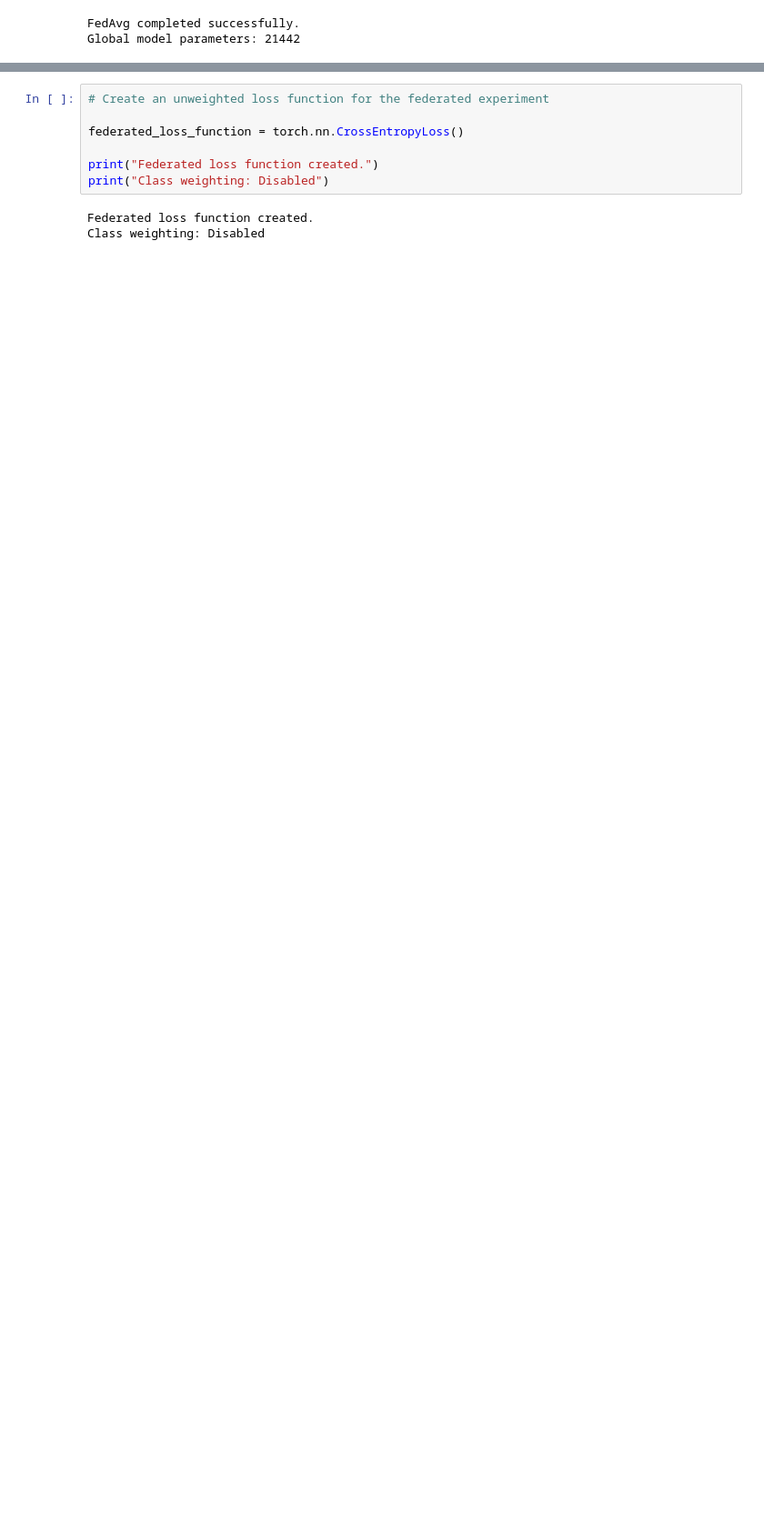
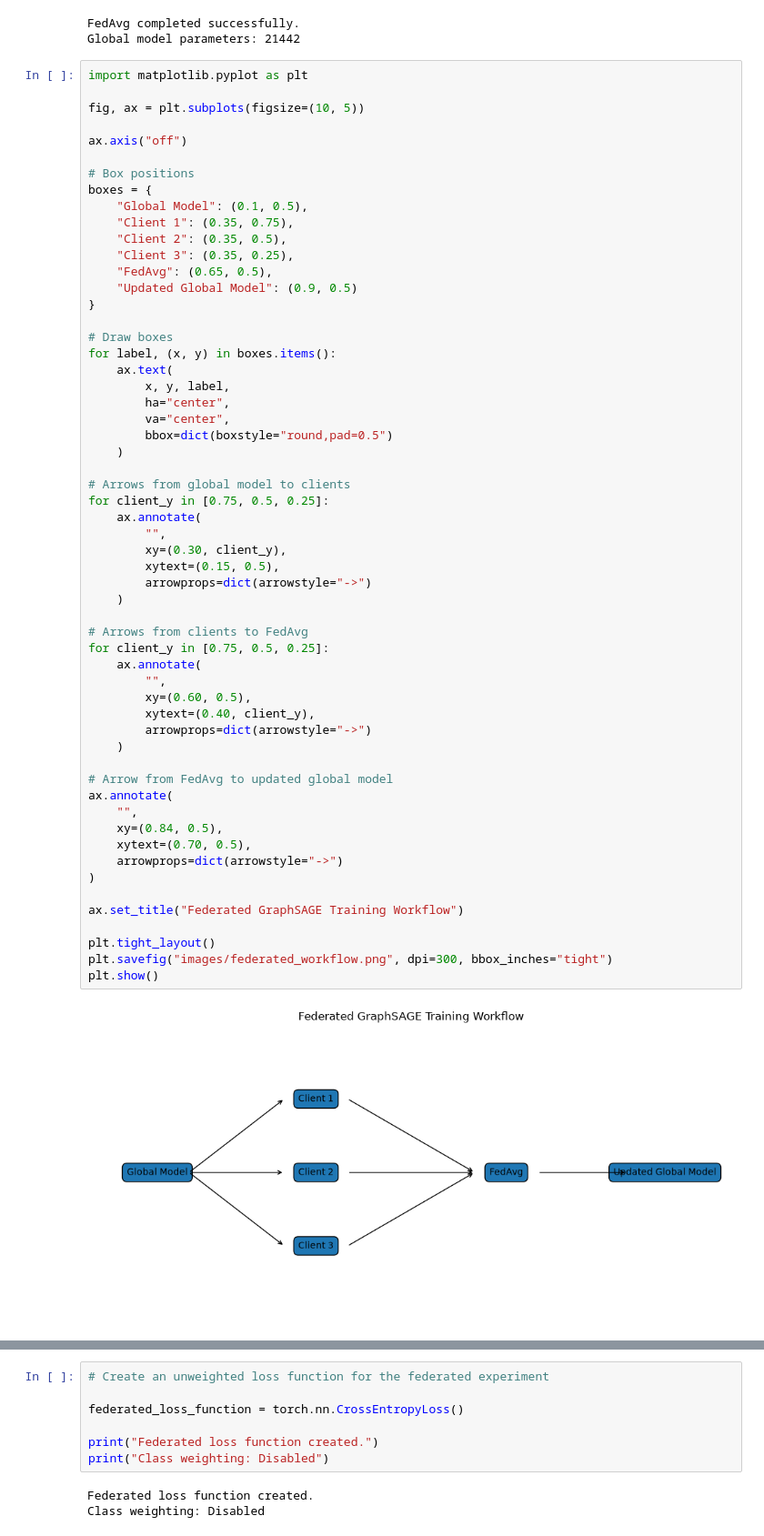
Before and after one commit to gulfatima-git/Federated-Graph-Learning-Project, a Jupyter notebook: federated_graphsage.ipynb, the cells around one changed output, grey strips where cells are left out. Shown at 91% size. Cells and saved outputs as stored; diff of their text form; blank space fills up the shorter version.

Commit message:
Finalize federated GraphSAGE mini-project

```diff
--- a/federated_graphsage.ipynb
+++ b/federated_graphsage.ipynb
@@ -1401,6 +1471,65 @@ print("Global model parameters:",
 # %% [output]
 FedAvg completed successfully.
 Global model parameters: 21442
+# %%
+import matplotlib.pyplot as plt
+
+fig, ax = plt.subplots(figsize=(10, 5))
+
+ax.axis("off")
+
+# Box positions
+boxes = {
+    "Global Model": (0.1, 0.5),
+    "Client 1": (0.35, 0.75),
+    "Client 2": (0.35, 0.5),
+    "Client 3": (0.35, 0.25),
+    "FedAvg": (0.65, 0.5),
+    "Updated Global Model": (0.9, 0.5)
+}
+
+# Draw boxes
+for label, (x, y) in boxes.items():
+    ax.text(
+        x, y, label,
+        ha="center",
+        va="center",
+        bbox=dict(boxstyle="round,pad=0.5")
+    )
+
+# Arrows from global model to clients
+for client_y in [0.75, 0.5, 0.25]:
+    ax.annotate(
+        "",
+        xy=(0.30, client_y),
+        xytext=(0.15, 0.5),
+        arrowprops=dict(arrowstyle="->")
+    )
+
+# Arrows from clients to FedAvg
+for client_y in [0.75, 0.5, 0.25]:
+    ax.annotate(
+        "",
+        xy=(0.60, 0.5),
+        xytext=(0.40, client_y),
+        arrowprops=dict(arrowstyle="->")
+    )
+
+# Arrow from FedAvg to updated global model
+ax.annotate(
+    "",
+    xy=(0.84, 0.5),
+    xytext=(0.70, 0.5),
+    arrowprops=dict(arrowstyle="->")
+)
+
+ax.set_title("Federated GraphSAGE Training Workflow")
+
+plt.tight_layout()
+plt.savefig("images/federated_workflow.png", dpi=300, bbox_inches="tight")
+plt.show()
+# %% [output]
+[figure, added]
 # %%
 # Evaluate the FedAvg global model on the validation set
 
```
Also changed, not shown: parts of 34 cells of this notebook, 5 other files.
